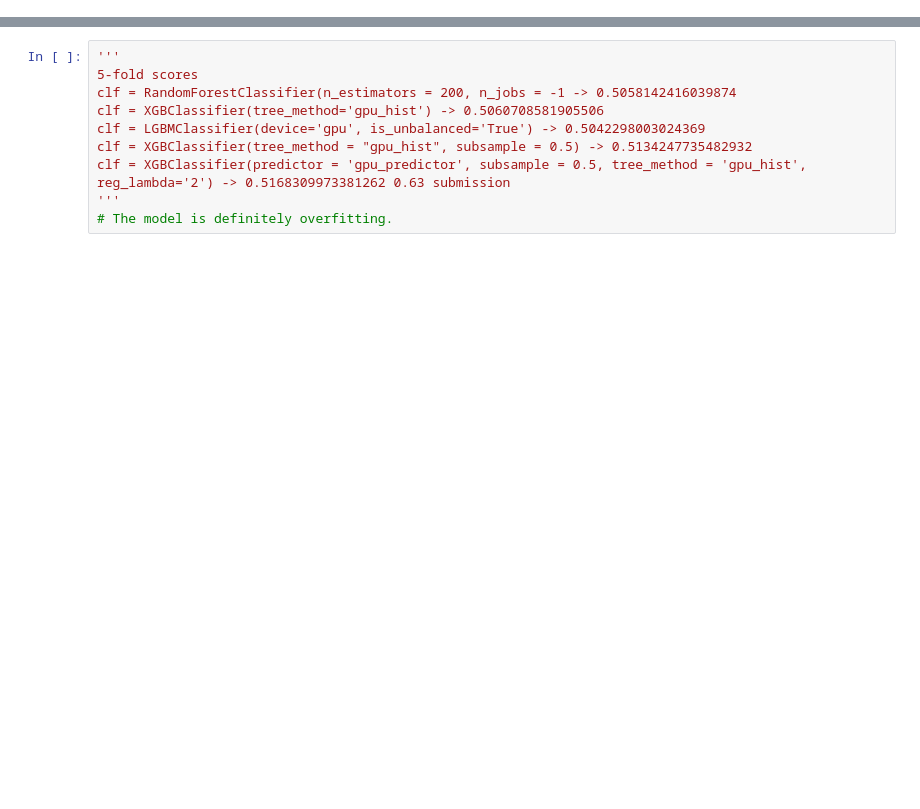
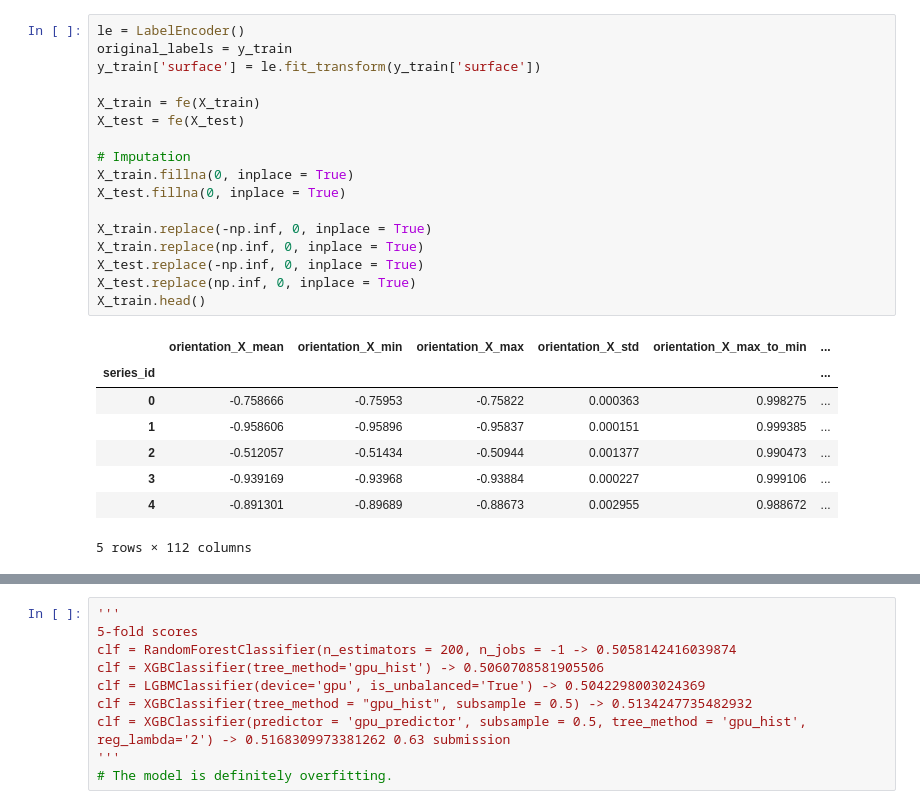
Before and after one commit to gonultasbu/kaggle_careercon_2019, a Jupyter notebook: Untitled.ipynb, the cells around one changed output, grey strips where cells are left out. Saved outputs shown, nothing was run; the diff lists cells and outputs as text; blank space fills up the shorter version.

```diff
--- a/Untitled.ipynb
+++ b/Untitled.ipynb
@@ -102 +102,27 @@ X_test.replace(np.inf, 0, inplace = True)
+# %%
+le = LabelEncoder()
+original_labels = y_train
+y_train['surface'] = le.fit_transform(y_train['surface'])
+
+X_train = fe(X_train)
+X_test = fe(X_test)
+
+# Imputation
+X_train.fillna(0, inplace = True)
+X_test.fillna(0, inplace = True)
+
+X_train.replace(-np.inf, 0, inplace = True)
+X_train.replace(np.inf, 0, inplace = True)
+X_test.replace(-np.inf, 0, inplace = True)
+X_test.replace(np.inf, 0, inplace = True)
+X_train.head()
+# %% [output]
+|  | orientation_X_mean | orientation_X_min | orientation_X_max | orientation_X_std | orientation_X_max_to_min | ... |
+| series_id |  |  |  |  |  | ... |
+| 0 | -0.758666 | -0.75953 | -0.75822 | 0.000363 | 0.998275 | ... |
+| 1 | -0.958606 | -0.95896 | -0.95837 | 0.000151 | 0.999385 | ... |
+| 2 | -0.512057 | -0.51434 | -0.50944 | 0.001377 | 0.990473 | ... |
+| 3 | -0.939169 | -0.93968 | -0.93884 | 0.000227 | 0.999106 | ... |
+| 4 | -0.891301 | -0.89689 | -0.88673 | 0.002955 | 0.988672 | ... |
+5 rows × 112 columns
 # %%
```
Also changed, not shown: parts of 4 cells of this notebook, 2 other files.
